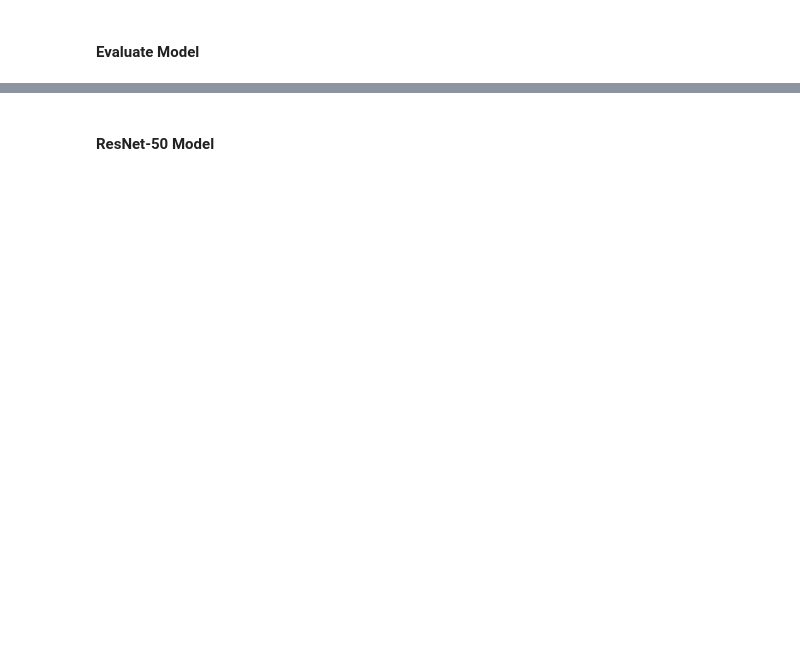
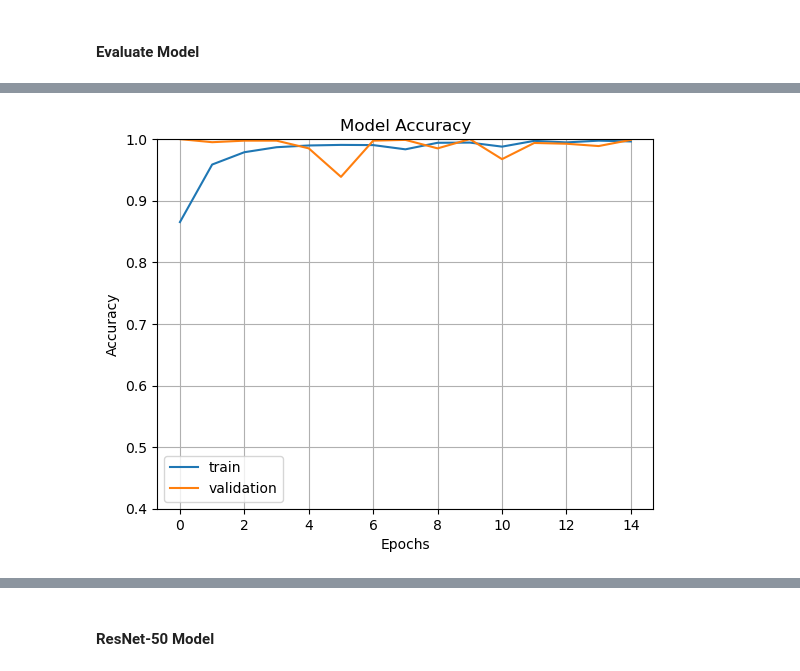
Before and after one commit to buggernut04/Thesis_Project_Feed_Classification, a Jupyter notebook: main.ipynb, the cells around one changed output, grey strips where cells are left out. Saved outputs shown, nothing was run; the diff lists cells and outputs as text; code cells hidden in the pictures; blank space fills up the shorter version.

```diff
--- a/main.ipynb
+++ b/main.ipynb
@@ -483,2 +110,16 @@ Using 800 files for validation.
 # %% [markdown]
 ### Training Process With Different Types of CNN Architecture
+# %%
+def train_data(model_type, epoch, lr, train_ds, validation_ds):
+    start = timer()
+
+    # Custom CNN Model
+    model = model_type
+    model.compile(optimizer=Adam(learning_rate=lr),
+                        loss='binary_crossentropy',
+                        metrics=['accuracy'])
+
+    model_history = model.fit(x = train_ds, validation_data=validation_ds, epochs=epoch)
+    print('Total Time consumed for ' + str(epoch) + ' --->', timer()-start)
+
+    return model_history
@@ -517,0 +134,8 @@ Total Time consumed for 10 ---> 135.7113830999997
+# %%
+# view model summary
+cnn.CustomModel().summary()
+
+# Create model for Rice Bran
+custom_rb_model = cnn.CustomModel()
+
+custom_rb_history = train_data(custom_rb_model, 15, 0.0001, rb_data[0], rb_data[1])
@@ -586,15 +200,17 @@ Validation F1-score: 0.9994
 # %%
 fig_one = plt.gcf()
 
 # Model Accuracy
-plt.plot(custom_model_history.history['accuracy'])
-plt.plot(custom_model_history.history['val_accuracy'])
+plt.plot(custom_rb_history.history['accuracy'])
+plt.plot(custom_rb_history.history['val_accuracy'])
 plt.axis(ymin=0.4, ymax = 1)
 plt.grid()
 plt.title('Model Accuracy')
 plt.ylabel('Accuracy')
 plt.xlabel('Epochs')
 plt.legend(['train', 'validation'])
 plt.show()
+# %% [output]
+[figure, added]
 # %%
 # Model Loss
```
Also changed, not shown: parts of 40 cells of this notebook, 3 other files.
